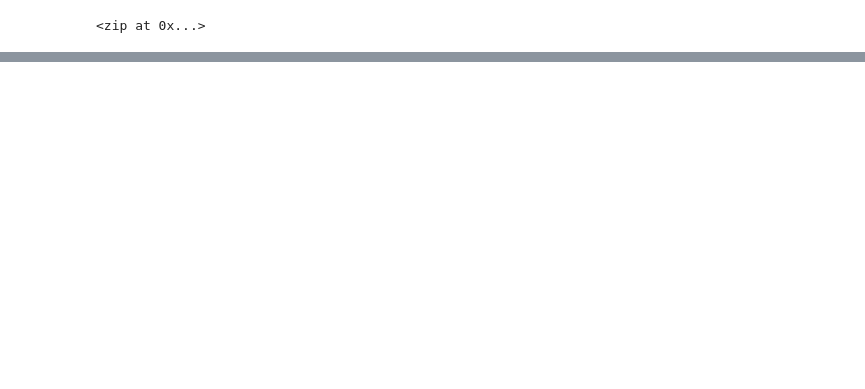
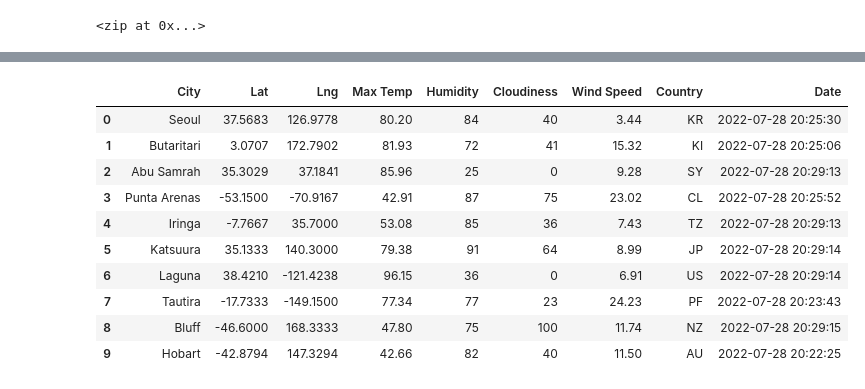
Before and after one commit to Saidakramov/World_Weather_Analysis, a Jupyter notebook: WheatherPy.ipynb, the cells around one changed output, grey strips where cells are left out. Saved outputs shown, nothing was run; the diff lists cells and outputs as text; code cells hidden in the pictures; blank space fills up the shorter version.

```diff
--- a/WheatherPy.ipynb
+++ b/WheatherPy.ipynb
@@ -54,0 +152,16 @@ len(cities)
+# %%
+# Convert the array of dictionaries to a Pandas DataFrame.
+city_data_df = pd.DataFrame(city_data)
+city_data_df.head(10)
+# %% [output]
+|  | City | Lat | Lng | Max Temp | Humidity | Cloudiness | Wind Speed | Country | Date |
+| 0 | Seoul | 37.5683 | 126.9778 | 80.20 | 84 | 40 | 3.44 | KR | 2022-07-28 20:25:30 |
+| 1 | Butaritari | 3.0707 | 172.7902 | 81.93 | 72 | 41 | 15.32 | KI | 2022-07-28 20:25:06 |
+| 2 | Abu Samrah | 35.3029 | 37.1841 | 85.96 | 25 | 0 | 9.28 | SY | 2022-07-28 20:29:13 |
+| 3 | Punta Arenas | -53.1500 | -70.9167 | 42.91 | 87 | 75 | 23.02 | CL | 2022-07-28 20:25:52 |
+| 4 | Iringa | -7.7667 | 35.7000 | 53.08 | 85 | 36 | 7.43 | TZ | 2022-07-28 20:29:13 |
+| 5 | Katsuura | 35.1333 | 140.3000 | 79.38 | 91 | 64 | 8.99 | JP | 2022-07-28 20:29:14 |
+| 6 | Laguna | 38.4210 | -121.4238 | 96.15 | 36 | 0 | 6.91 | US | 2022-07-28 20:29:14 |
+| 7 | Tautira | -17.7333 | -149.1500 | 77.34 | 77 | 23 | 24.23 | PF | 2022-07-28 20:23:43 |
+| 8 | Bluff | -46.6000 | 168.3333 | 47.80 | 75 | 100 | 11.74 | NZ | 2022-07-28 20:29:15 |
+| 9 | Hobart | -42.8794 | 147.3294 | 42.66 | 82 | 40 | 11.50 | AU | 2022-07-28 20:22:25 |
```
Also changed, not shown: parts of 9 cells of this notebook, 3 other files.
